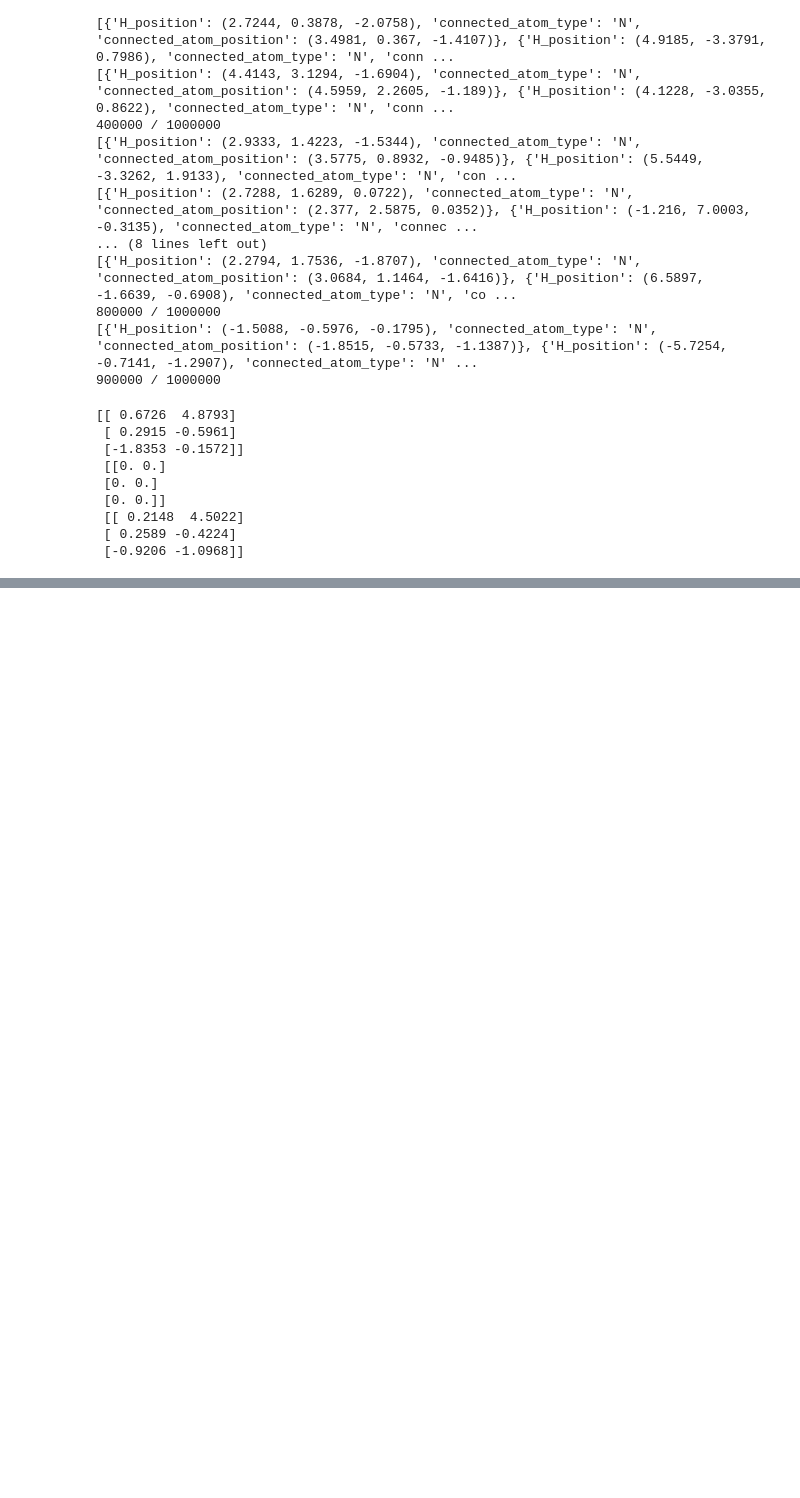
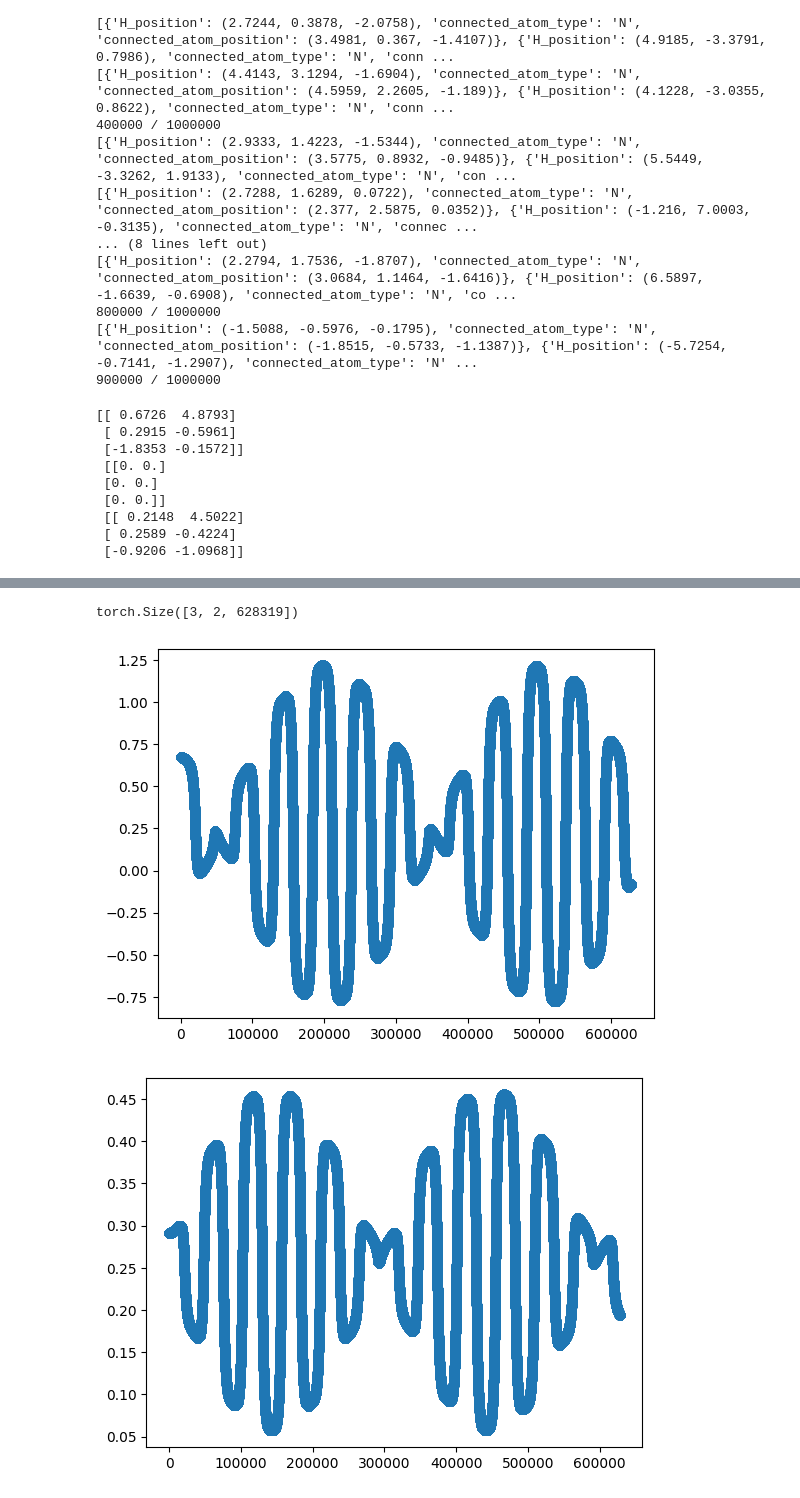
Before and after one commit to AlexPTerry/MMathYLP, a Jupyter notebook: molecule_explore.ipynb, the cells around one changed output, grey strips where cells are left out. Drawn from its saved outputs; the diff is of its cells as text; code cells hidden in the pictures; blank space fills up the shorter version.

```diff
--- a/molecule_explore.ipynb
+++ b/molecule_explore.ipynb
@@ -261,0 +427,7 @@ plt.show()
+# %%
+
+dt = 0.001
+total_time = 200*np.pi
+
+trajectories, momentums = torch_leapfrog_integration(th_q, th_p, tn_q, th_l, th_m, dt, total_time)
+# torch_leapfrog_integration(th_q, th_p, tn_q, th_l, th_m, dt, total_time)
@@ -261,0 +446,15 @@ plt.show()
+# %%
+import matplotlib.pyplot as plt
+print(trajectories.shape)
+plt.scatter(list(range(trajectories.shape[2])), trajectories[0, 0, :])
+plt.show()
+
+plt.scatter(list(range(trajectories.shape[2])), trajectories[1, 0, :])
+plt.show()
+
+plt.scatter(list(range(momentums.shape[2])), momentums[2, 0, :])
+plt.show()
+# %% [output]
+torch.Size([3, 2, 628319])
+[figure, added]
+[figure, added]
```
Also changed, not shown: parts of 10 cells of this notebook.
